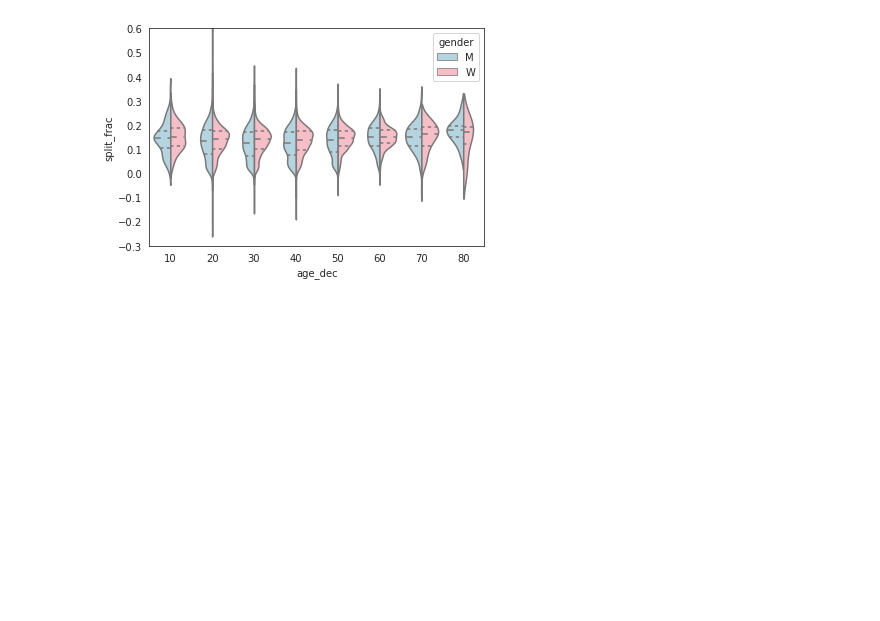
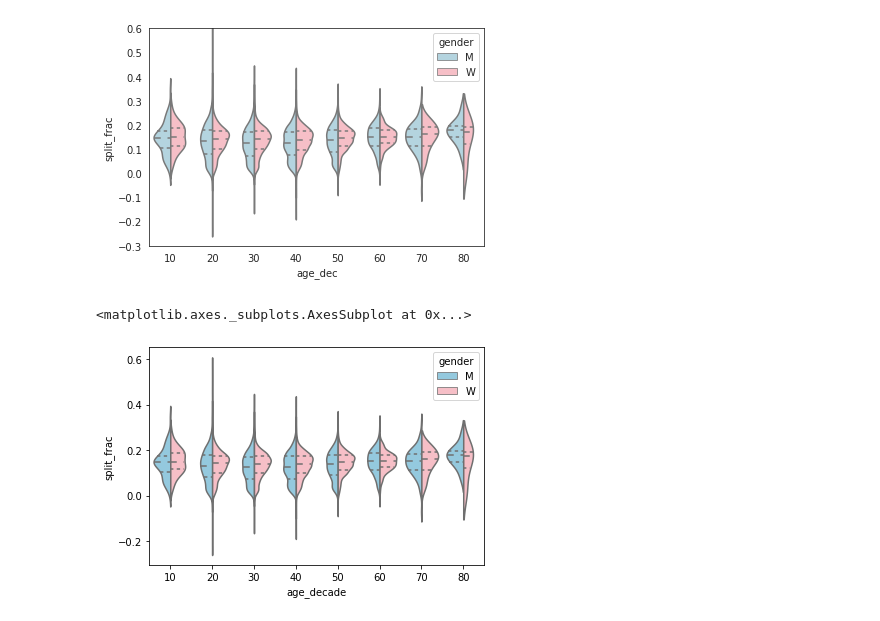
Before and after one commit to ocallaghanm/2022_Intro_Python, a Jupyter notebook: Exercises/W4_S2.ipynb, the cells around one changed output. Saved outputs shown, nothing was run; the diff lists cells and outputs as text; code cells hidden in the pictures; blank space fills up the shorter version.

```diff
--- a/Exercises/W4_S2.ipynb
+++ b/Exercises/W4_S2.ipynb
@@ -150,0 +149,7 @@ Hint:
+# %%
+# Recreate this figure here
+data['age_decade'] = 10*(data['age']//10)
+sns.violinplot(data = data, x ='age_decade', y ='split_frac', hue = 'gender', split = True, palette = {'M':'skyblue', 'W':'lightpink'}, inner = 'quartiles')
+# %% [output]
+<matplotlib.axes._subplots.AxesSubplot at 0x...>
+[figure, added]
```
Also changed, not shown: parts of 2 cells of this notebook.
